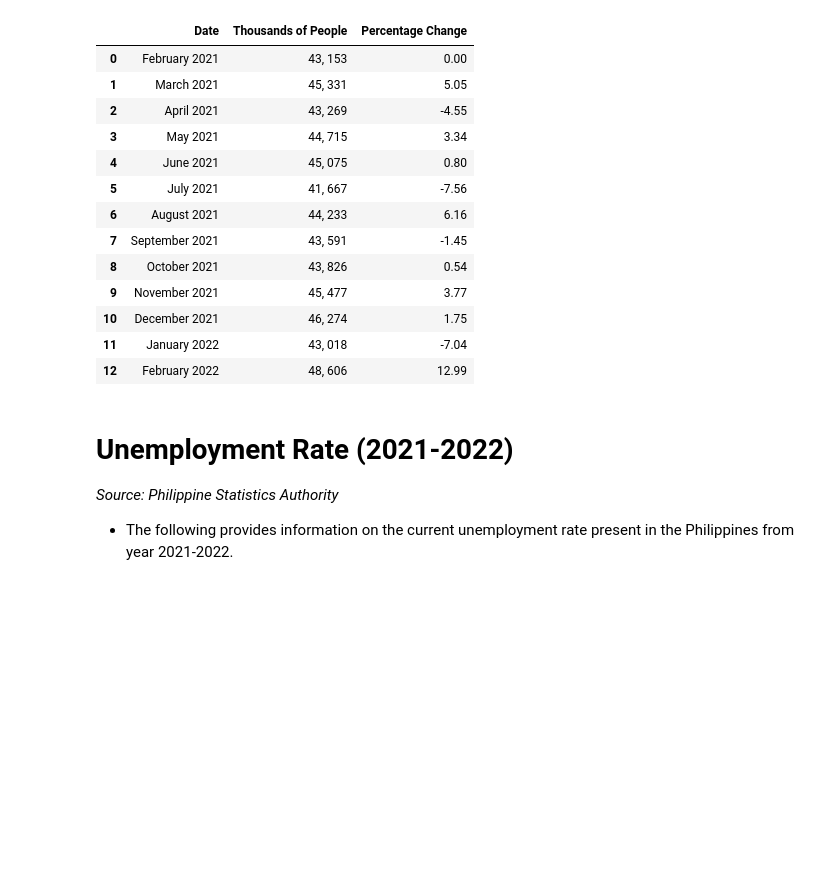
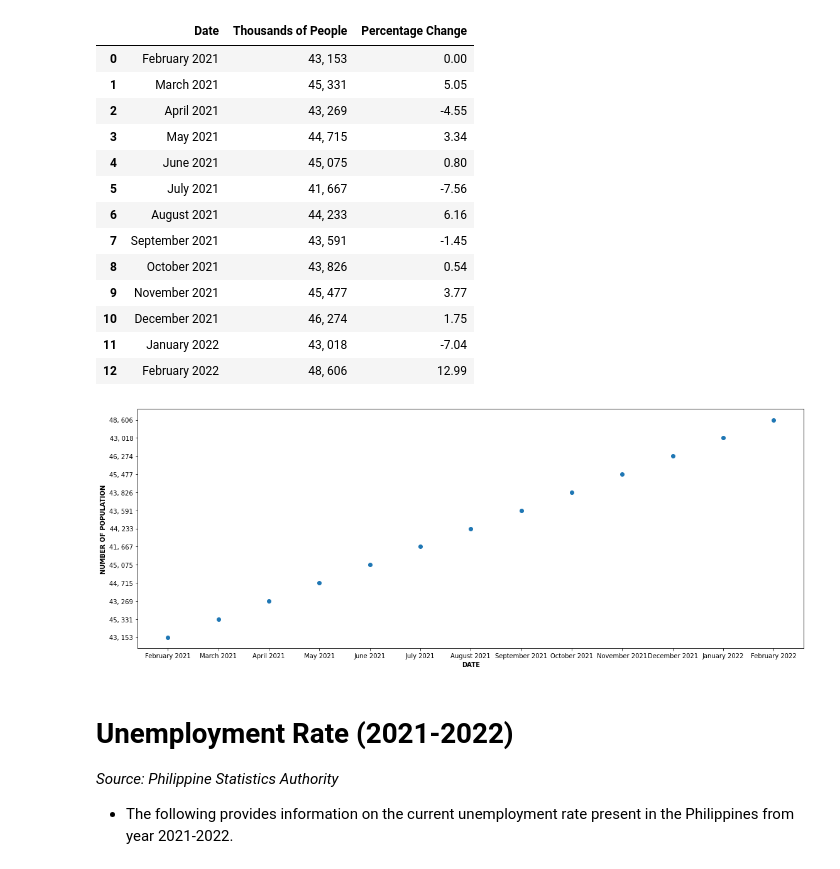
Before and after one commit to kryzlerahne/IT3205_FilipinoDataAlliance, a Jupyter notebook: Codes/The_Future_Pay_Visualizations.ipynb, the cells around one changed output. Saved outputs shown, nothing was run; the diff lists cells and outputs as text; code cells hidden in the pictures; blank space fills up the shorter version.

```diff
--- a/Codes/The_Future_Pay_Visualizations.ipynb
+++ b/Codes/The_Future_Pay_Visualizations.ipynb
@@ -41,3 +32,17 @@ display(df.iloc[0:14, 0:3])
+# %%
+Date = df["Date"]
+People = df["Thousands of People"]
+x = list(Date)
+y = list(People)
+f = plt.figure()
+f.set_figwidth(19)
+f.set_figheight(7)
+plt.scatter(x,y)
+plt.xlabel("DATE", fontweight="bold")
+plt.ylabel("NUMBER OF POPULATION", fontweight="bold")
+plt.show()
+# %% [output]
+[figure, added]
 # %% [markdown]
 # Unemployment Rate (2021-2022)
 *Source: Philippine Statistics Authority*
```
Also changed, not shown: parts of 3 cells of this notebook.
